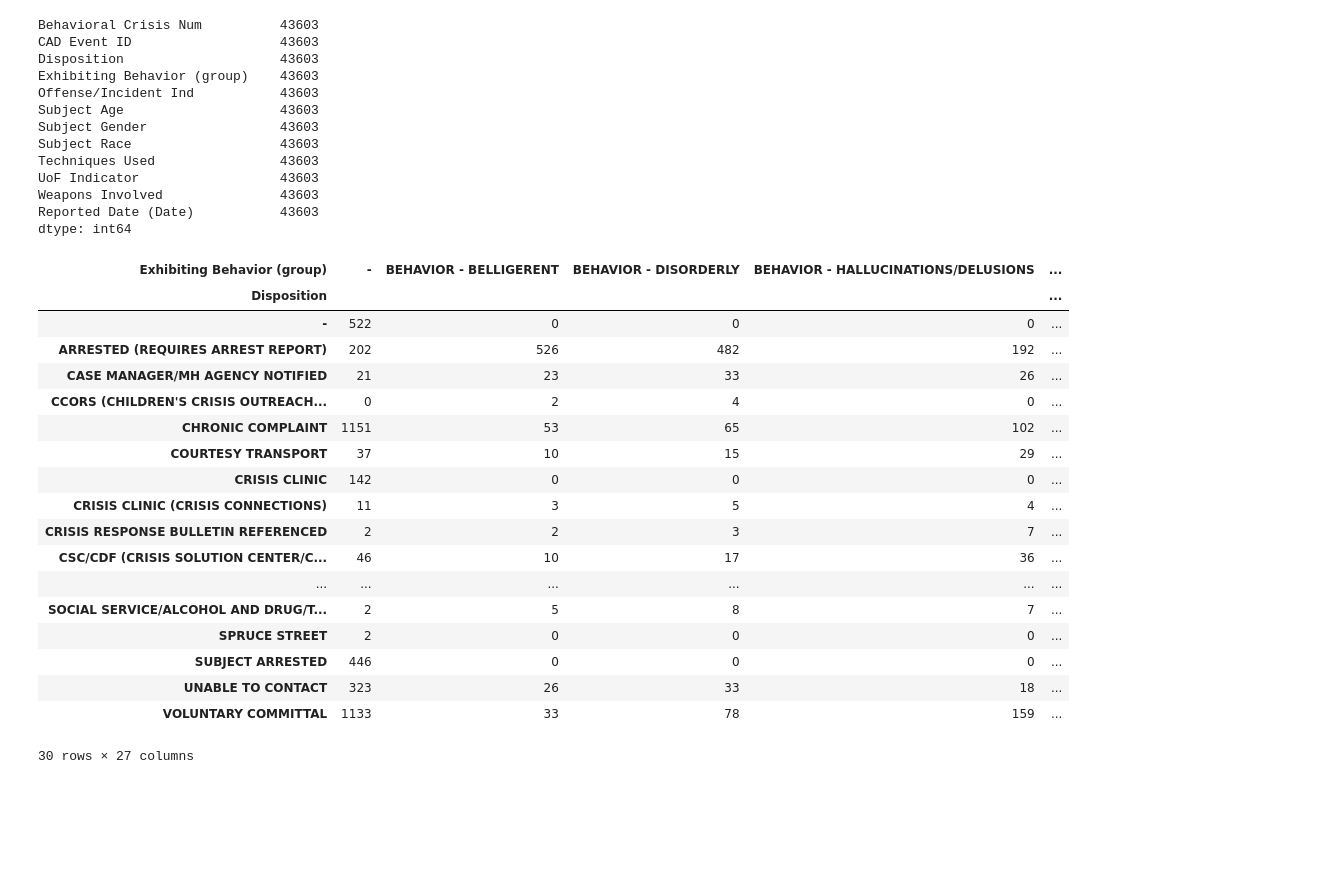
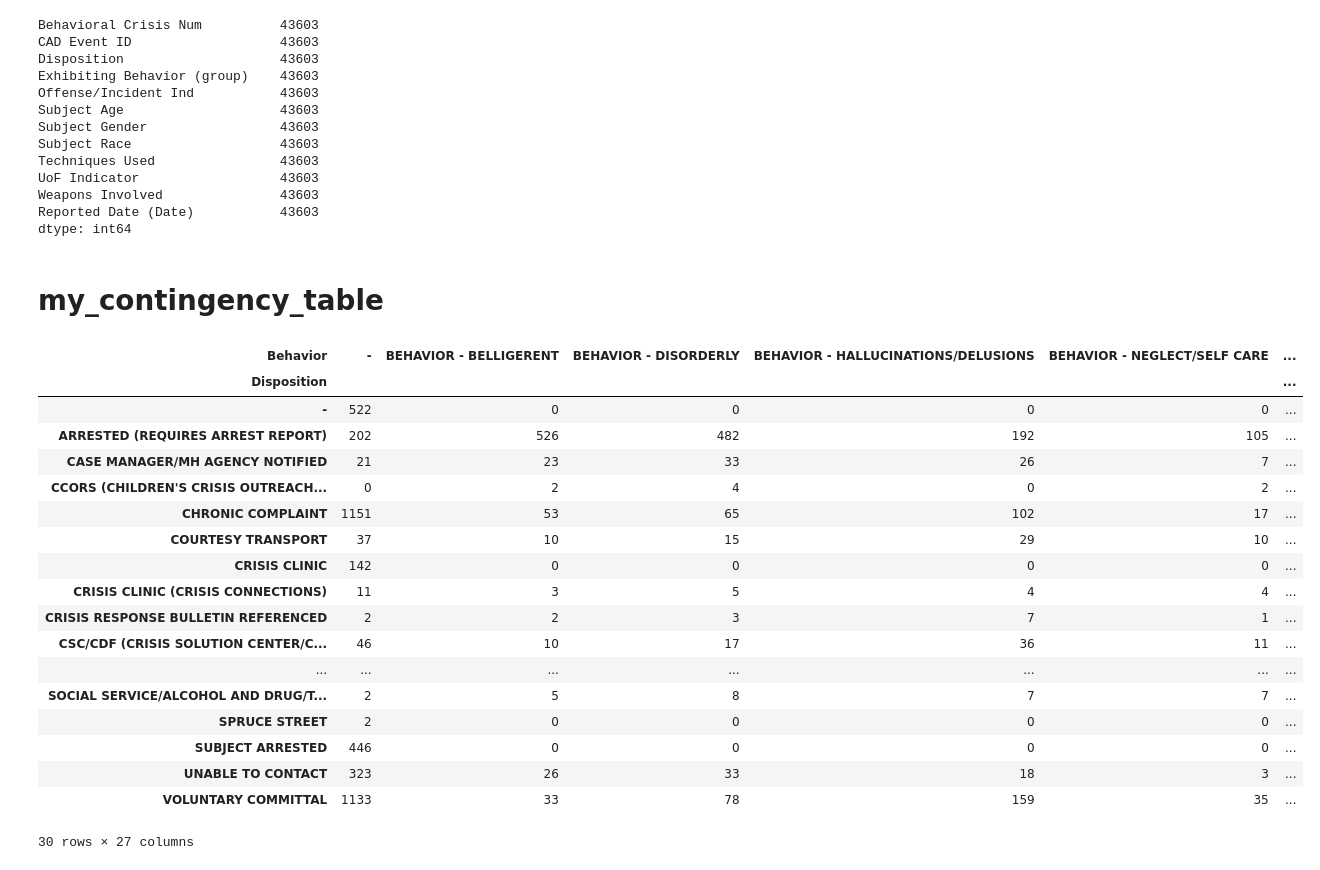
Before and after one commit to msenosain/spd-use-of-force_DS4A, a Jupyter notebook: notebooks/10_EDA_crisis.ipynb, the cells around one changed output. Cells and saved outputs as stored; diff of their text form; code cells hidden in the pictures; blank space fills up the shorter version.

Commit message:
Update 10_EDA_crisis.ipynb
Co-Authored-By: diadea <83425158+diadea@users.noreply.github.com>

```diff
--- a/notebooks/10_EDA_crisis.ipynb
+++ b/notebooks/10_EDA_crisis.ipynb
@@ -188,0 +262,3 @@ Text(0, 0.5, 'Number of Incidents')
+# %%
+df["day_of_week"] = df["Date"].dt.dayofweek
+df["day_of_week"].head()
@@ -495,27 +761,29 @@ UoF Indicator                  43603
 Weapons Involved               43603
 Reported Date (Date)           43603
 dtype: int64
+# %% [markdown]
+# my_contingency_table
 # %%
-my_contingency_table = pd.crosstab(index=df["Disposition"], columns=df["Exhibiting Behavior (group)"]) #rows is index
+my_contingency_table = pd.crosstab(index=df["Disposition"], columns=df["Behavior"]) #rows is index
 my_contingency_table
 # %% [output]
-| Exhibiting Behavior (group) | - | BEHAVIOR - BELLIGERENT | BEHAVIOR - DISORDERLY | BEHAVIOR - HALLUCINATIONS/DELUSIONS | ... |
-| Disposition |  |  |  |  | ... |
-| - | 522 | 0 | 0 | 0 | ... |
-| ARRESTED (REQUIRES ARREST REPORT) | 202 | 526 | 482 | 192 | ... |
-| CASE MANAGER/MH AGENCY NOTIFIED | 21 | 23 | 33 | 26 | ... |
-| CCORS (CHILDREN'S CRISIS OUTREACH... | 0 | 2 | 4 | 0 | ... |
-| CHRONIC COMPLAINT | 1151 | 53 | 65 | 102 | ... |
-| COURTESY TRANSPORT | 37 | 10 | 15 | 29 | ... |
-| CRISIS CLINIC | 142 | 0 | 0 | 0 | ... |
-| CRISIS CLINIC (CRISIS CONNECTIONS) | 11 | 3 | 5 | 4 | ... |
-| CRISIS RESPONSE BULLETIN REFERENCED | 2 | 2 | 3 | 7 | ... |
-| CSC/CDF (CRISIS SOLUTION CENTER/C... | 46 | 10 | 17 | 36 | ... |
-| ... | ... | ... | ... | ... | ... |
-| SOCIAL SERVICE/ALCOHOL AND DRUG/T... | 2 | 5 | 8 | 7 | ... |
-| SPRUCE STREET | 2 | 0 | 0 | 0 | ... |
-| SUBJECT ARRESTED | 446 | 0 | 0 | 0 | ... |
-| UNABLE TO CONTACT | 323 | 26 | 33 | 18 | ... |
-| VOLUNTARY COMMITTAL | 1133 | 33 | 78 | 159 | ... |
+| Behavior | - | BEHAVIOR - BELLIGERENT | BEHAVIOR - DISORDERLY | BEHAVIOR - HALLUCINATIONS/DELUSIONS | BEHAVIOR - NEGLECT/SELF CARE | ... |
+| Disposition |  |  |  |  |  | ... |
+| - | 522 | 0 | 0 | 0 | 0 | ... |
+| ARRESTED (REQUIRES ARREST REPORT) | 202 | 526 | 482 | 192 | 105 | ... |
+| CASE MANAGER/MH AGENCY NOTIFIED | 21 | 23 | 33 | 26 | 7 | ... |
+| CCORS (CHILDREN'S CRISIS OUTREACH... | 0 | 2 | 4 | 0 | 2 | ... |
+| CHRONIC COMPLAINT | 1151 | 53 | 65 | 102 | 17 | ... |
+| COURTESY TRANSPORT | 37 | 10 | 15 | 29 | 10 | ... |
+| CRISIS CLINIC | 142 | 0 | 0 | 0 | 0 | ... |
+| CRISIS CLINIC (CRISIS CONNECTIONS) | 11 | 3 | 5 | 4 | 4 | ... |
+| CRISIS RESPONSE BULLETIN REFERENCED | 2 | 2 | 3 | 7 | 1 | ... |
+| CSC/CDF (CRISIS SOLUTION CENTER/C... | 46 | 10 | 17 | 36 | 11 | ... |
+| ... | ... | ... | ... | ... | ... | ... |
+| SOCIAL SERVICE/ALCOHOL AND DRUG/T... | 2 | 5 | 8 | 7 | 7 | ... |
+| SPRUCE STREET | 2 | 0 | 0 | 0 | 0 | ... |
+| SUBJECT ARRESTED | 446 | 0 | 0 | 0 | 0 | ... |
+| UNABLE TO CONTACT | 323 | 26 | 33 | 18 | 3 | ... |
+| VOLUNTARY COMMITTAL | 1133 | 33 | 78 | 159 | 35 | ... |
 30 rows × 27 columns
 # %%
```
Also changed, not shown: parts of 120 cells of this notebook.
